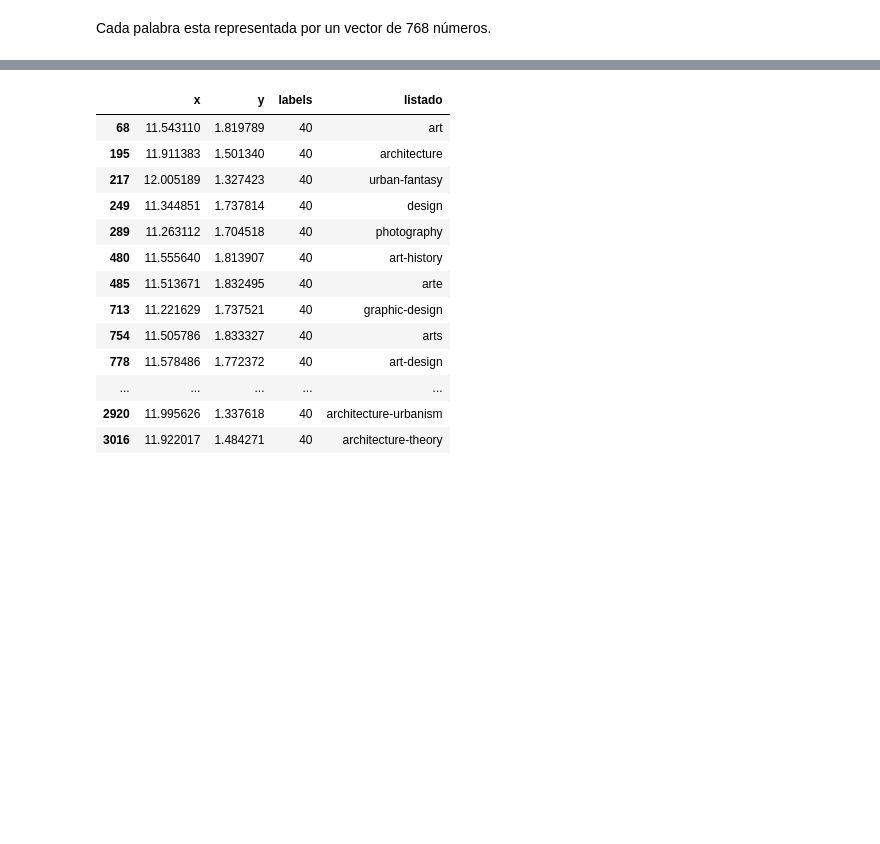
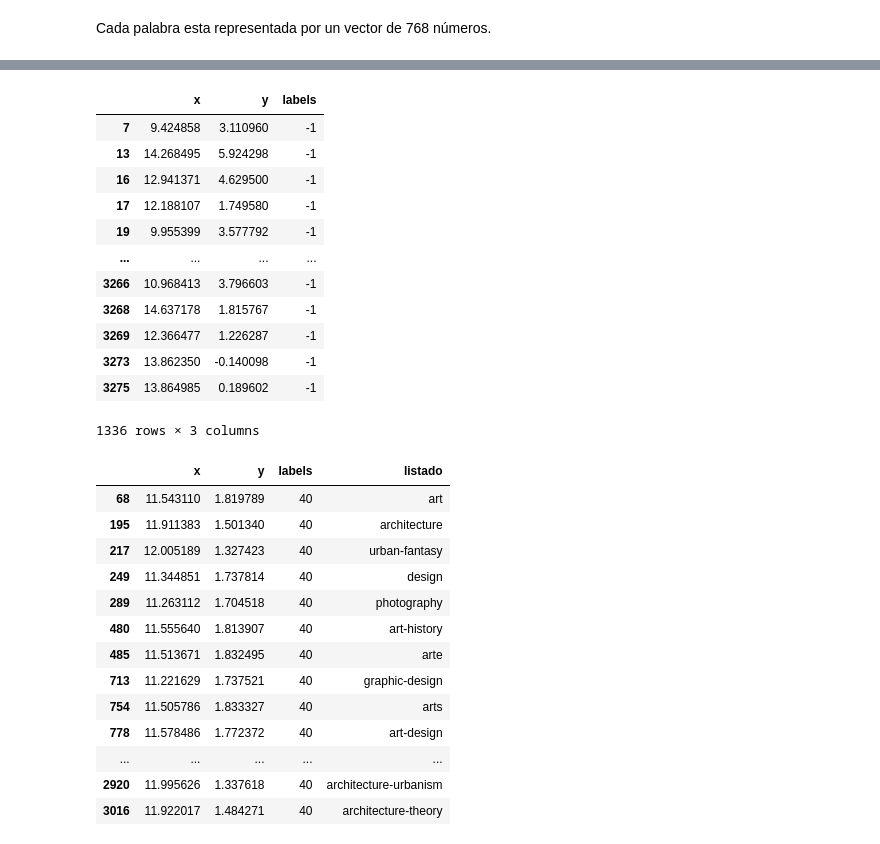
Before and after one commit to fldiaz/NLP-examples, a Jupyter notebook: 1_fastext_bert_listados.ipynb, the cells around one changed output, grey strips where cells are left out. Drawn from its saved outputs; the diff is of its cells as text; code cells hidden in the pictures; blank space fills up the shorter version.

```diff
--- a/1_fastext_bert_listados.ipynb
+++ b/1_fastext_bert_listados.ipynb
@@ -341,5 +381,21 @@ plt.show()
 # %%
 bert_clustering["listado"] = listados_simplificados["to-read"]
+# %%
+bert_clustering.loc[bert_clustering.labels==-1]
+# %% [output]
+|  | x | y | labels |
+| 7 | 9.424858 | 3.110960 | -1 |
+| 13 | 14.268495 | 5.924298 | -1 |
+| 16 | 12.941371 | 4.629500 | -1 |
+| 17 | 12.188107 | 1.749580 | -1 |
+| 19 | 9.955399 | 3.577792 | -1 |
+| ... | ... | ... | ... |
+| 3266 | 10.968413 | 3.796603 | -1 |
+| 3268 | 14.637178 | 1.815767 | -1 |
+| 3269 | 12.366477 | 1.226287 | -1 |
+| 3273 | 13.862350 | -0.140098 | -1 |
+| 3275 | 13.864985 | 0.189602 | -1 |
+1336 rows × 3 columns
 # %%
 bert_clustering.loc[bert_clustering.labels==40]
 # %% [output]
```
Also changed, not shown: parts of 13 cells of this notebook.
